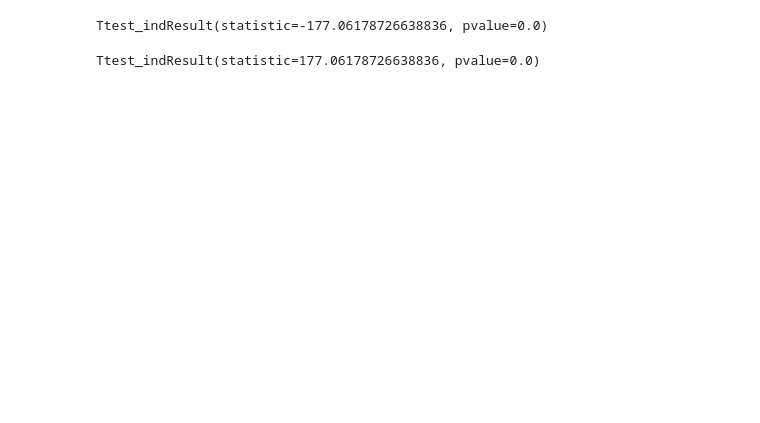
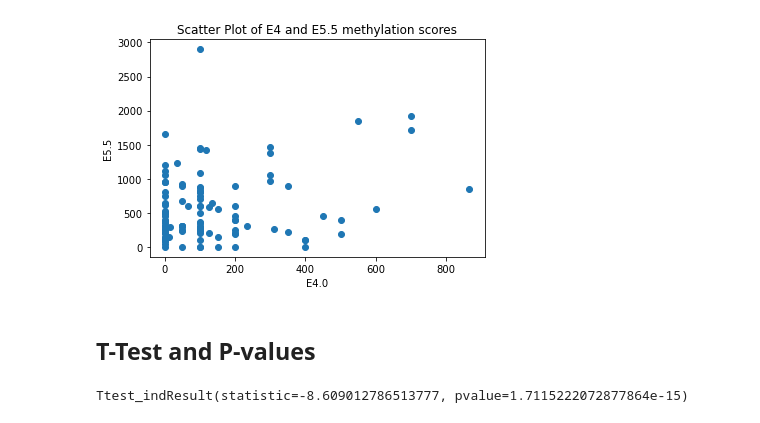
Before and after one commit to Hkhaira1/qbb2021-answers, a Jupyter notebook: week4/Histograms_Scatterplot_and_T-test.ipynb, the cells around one changed output. Saved outputs shown, nothing was run; the diff lists cells and outputs as text; code cells hidden in the pictures; blank space fills up the shorter version.

```diff
--- a/week4/Histograms_Scatterplot_and_T-test.ipynb
+++ b/week4/Histograms_Scatterplot_and_T-test.ipynb
@@ -152,0 +126,24 @@ plt.show()
+# %%
+ref = open('promoters.bed', 'r')
+E4 = open('E4.0_sorted.bedGraph')
+E5 = open('E5.5_sorted.bedGraph')
+# %%
+E5_dict = {}
+
+for line in ref:
+    col = line.split('\t')
+    E5_val = 0
+    gname = col[3]
+    start_val = int(col[1])
+    end_val = int(col[2])
+    for line2 in E5:
+        if "track" in line2:
+            continue
+        else:
+            col2 = line2.split()
+            if int(col2[1]) >= start_val and int(col2[1]) <= end_val:
+                E5_val += float(col2[3])
+                E5_dict[gname] = E5_val
+    E5.seek(0)
+
+print(E5_dict)
@@ -152,0 +259,4 @@ plt.show()
+# %%
+df_E4_sums= pd.DataFrame(E4_dict.items(), columns=['Promoter', 'Methylation_score'])
+df_E4_sums_sorted = df_E4_sums.sort_values(by = 'Methylation_score')
+df_E4_sums_sorted
@@ -152,0 +277,4 @@ plt.show()
+# %%
+df_E5_sums= pd.DataFrame(E5_dict.items(), columns=['Promoter', 'Methylation_score'])
+df_E5_sums_sorted = df_E5_sums.sort_values(by = 'Methylation_score')
+df_E5_sums_sorted
@@ -153,10 +295,19 @@ plt.show()
+# %%
+a= df_E4_sums.loc[0:105,"Methylation_score"]
+b=df_E5_sums.loc[0:105,"Methylation_score"]
+fig, ax = plt.subplots()
+ax.scatter(a, b)
+ax.set_title('Scatter Plot of E4 and E5.5 methylation scores')
+ax.set_xlabel("E4.0")
+ax.set_ylabel("E5.5")
+plt.show()
+# %% [output]
+[figure, added]
+# %% [markdown]
+## T-Test and P-values
 # %%
 from scipy import stats
-# %%
-stats.ttest_ind(E4["SCORE"],E5_5["SCORE"])
-# %% [output]
-Ttest_indResult(statistic=-177.06178726638836, pvalue=0.0)
-# %%
-stats.ttest_ind(E5_5["SCORE"],E4["SCORE"])
-# %% [output]
-Ttest_indResult(statistic=177.06178726638836, pvalue=0.0)
+# %%
+stats.ttest_ind(df_E4_sums_sorted ["Methylation_score"],df_E5_sums_sorted["Methylation_score"])
+# %% [output]
+Ttest_indResult(statistic=-8.609012786513777, pvalue=1.7115222072877864e-15)
```
Also changed, not shown: parts of 43 cells of this notebook.
